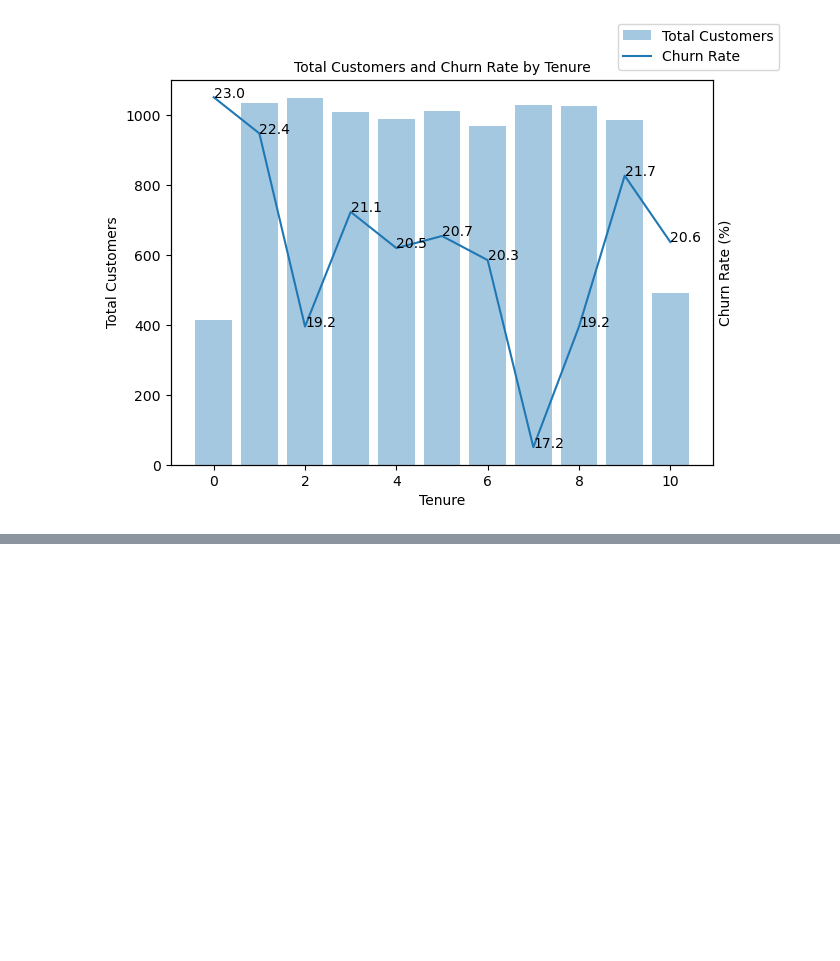
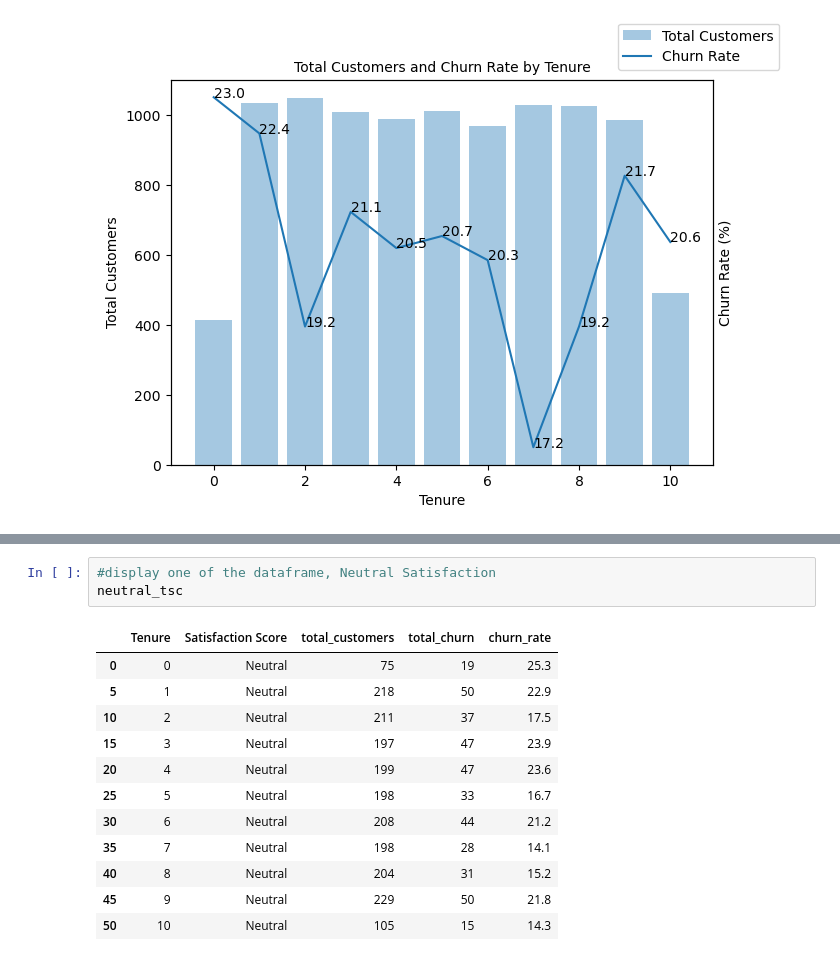
Before and after one commit to valezenwanne/Bank-Customer-Churn-Prediction, a Jupyter notebook: Bank Customer Churn Prediction.ipynb, the cells around one changed output, grey strips where cells are left out. Drawn from its saved outputs; the diff is of its cells as text; blank space fills up the shorter version.

```diff
--- a/Bank Customer Churn Prediction.ipynb
+++ b/Bank Customer Churn Prediction.ipynb
@@ -1229,0 +1295,16 @@ plt.show()
+# %%
+#display one of the dataframe, Neutral Satisfaction
+neutral_tsc
+# %% [output]
+|  | Tenure | Satisfaction Score | total_customers | total_churn | churn_rate |
+| 0 | 0 | Neutral | 75 | 19 | 25.3 |
+| 5 | 1 | Neutral | 218 | 50 | 22.9 |
+| 10 | 2 | Neutral | 211 | 37 | 17.5 |
+| 15 | 3 | Neutral | 197 | 47 | 23.9 |
+| 20 | 4 | Neutral | 199 | 47 | 23.6 |
+| 25 | 5 | Neutral | 198 | 33 | 16.7 |
+| 30 | 6 | Neutral | 208 | 44 | 21.2 |
+| 35 | 7 | Neutral | 198 | 28 | 14.1 |
+| 40 | 8 | Neutral | 204 | 31 | 15.2 |
+| 45 | 9 | Neutral | 229 | 50 | 21.8 |
+| 50 | 10 | Neutral | 105 | 15 | 14.3 |
```
Also changed, not shown: parts of 72 cells of this notebook.
